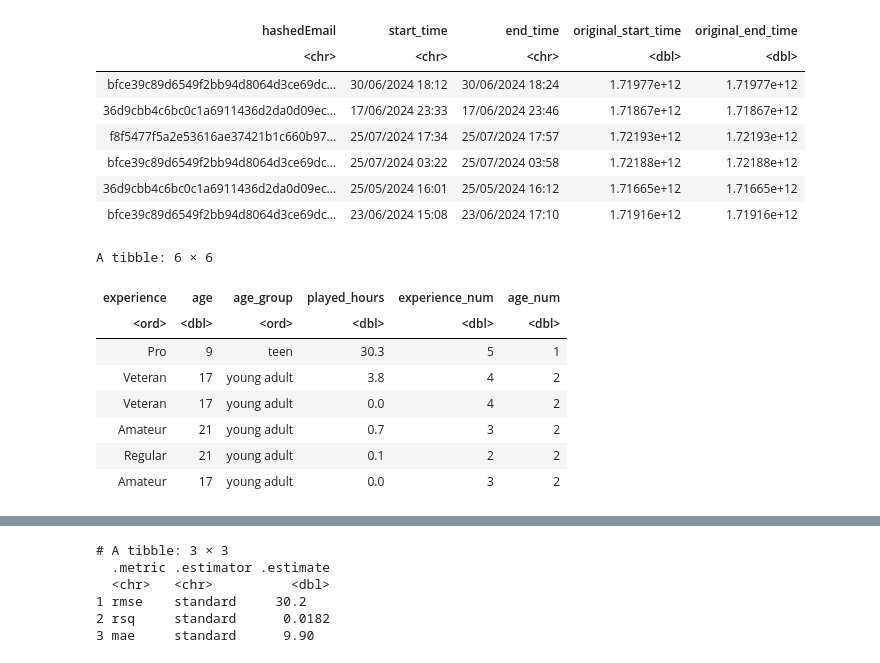
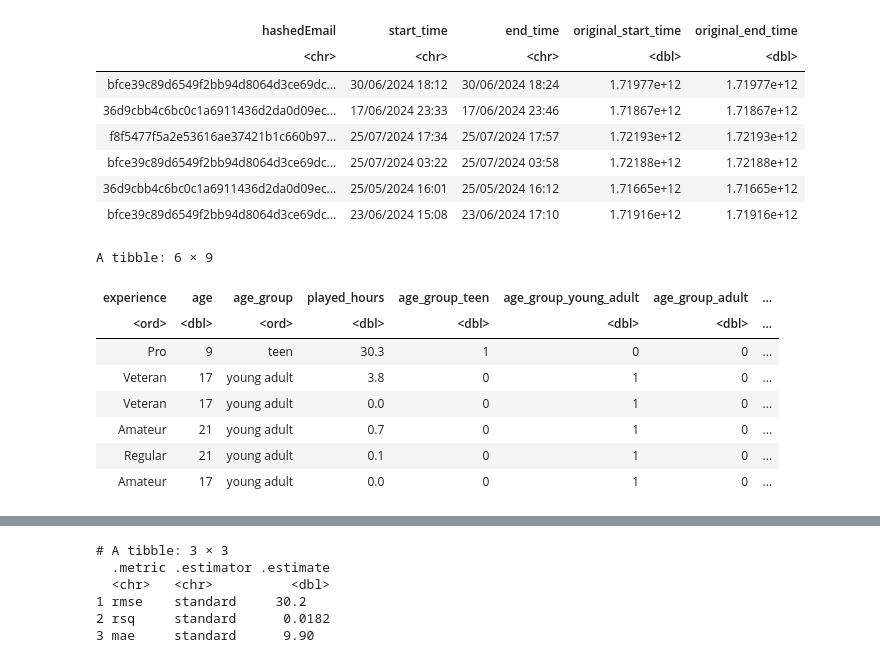
Before and after one commit to aric-chan/dsci-100-2024w2-project-005-6, a Jupyter notebook: aric_dsci100_gp.ipynb, the cells around one changed output, grey strips where cells are left out. Cells and saved outputs as stored; diff of their text form; code cells hidden in the pictures.

Commit message:
age group dummy with teen as base

```diff
--- a/aric_dsci100_gp.ipynb
+++ b/aric_dsci100_gp.ipynb
@@ -50,42 +50,46 @@ A tibble: 6 × 5
 # %%
 playerData <- player_data |>
   filter(!is.na(Age)) |>  # Remove missing age
   mutate(
     age = Age,
     age_group = case_when(
       age <= 15 ~ "teen",
-      age > 15 & age <= 50 ~ "young adult",
-      age > 50 ~ "adult"
+      age > 15 & age <= 30 ~ "young adult",
+      age > 30 ~ "adult"
     )
   ) |>
-  select(experience, age, age_group, played_hours)
-
+  mutate(
+    age_group_teen = ifelse(age_group == "teen", 1, 0),
+    age_group_young_adult = ifelse(age_group == "young adult", 1, 0),
+    age_group_adult = ifelse(age_group == "adult", 1, 0)
+  ) |>
+  select(experience, age, age_group, played_hours, age_group_teen, age_group_young_adult, age_group_adult)
 # Convert 'experience' ordered factor and numeric
 playerData <- playerData |>
   mutate(
     experience = factor(experience,
                         levels = c("Beginner", "Regular", "Amateur", "Veteran", "Pro"),
                         ordered = TRUE),
     experience_num = as.numeric(experience)  # Convert to numeric
   )
 
 # Convert 'age_group' to an ordered factor and numeric
 playerData <- playerData |>
   mutate(
     age_group = factor(age_group,
                        levels = c("teen", "young adult", "adult"),
                        ordered = TRUE),
     age_num = as.numeric(age_group)  # Convert to numeric
   )
 
 head(playerData)
 # %% [output]
-A tibble: 6 × 6
+A tibble: 6 × 9
-| experience | age | age_group | played_hours | experience_num | age_num |
-| <ord> | <dbl> | <ord> | <dbl> | <dbl> | <dbl> |
-| Pro | 9 | teen | 30.3 | 5 | 1 |
-| Veteran | 17 | young adult | 3.8 | 4 | 2 |
-| Veteran | 17 | young adult | 0.0 | 4 | 2 |
-| Amateur | 21 | young adult | 0.7 | 3 | 2 |
-| Regular | 21 | young adult | 0.1 | 2 | 2 |
-| Amateur | 17 | young adult | 0.0 | 3 | 2 |
+| experience | age | age_group | played_hours | age_group_teen | age_group_young_adult | age_group_adult | ... |
+| <ord> | <dbl> | <ord> | <dbl> | <dbl> | <dbl> | <dbl> | ... |
+| Pro | 9 | teen | 30.3 | 1 | 0 | 0 | ... |
+| Veteran | 17 | young adult | 3.8 | 0 | 1 | 0 | ... |
+| Veteran | 17 | young adult | 0.0 | 0 | 1 | 0 | ... |
+| Amateur | 21 | young adult | 0.7 | 0 | 1 | 0 | ... |
+| Regular | 21 | young adult | 0.1 | 0 | 1 | 0 | ... |
+| Amateur | 17 | young adult | 0.0 | 0 | 1 | 0 | ... |
```
Also changed, not shown: parts of 6 cells of this notebook.
